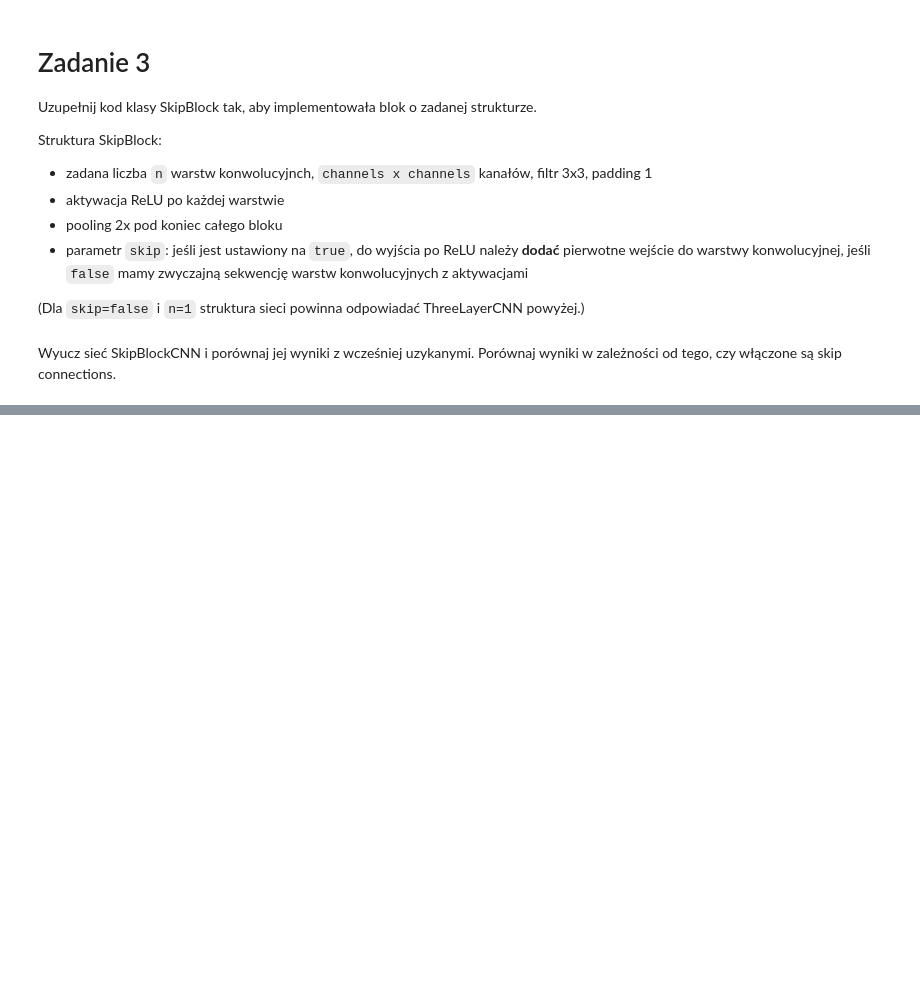
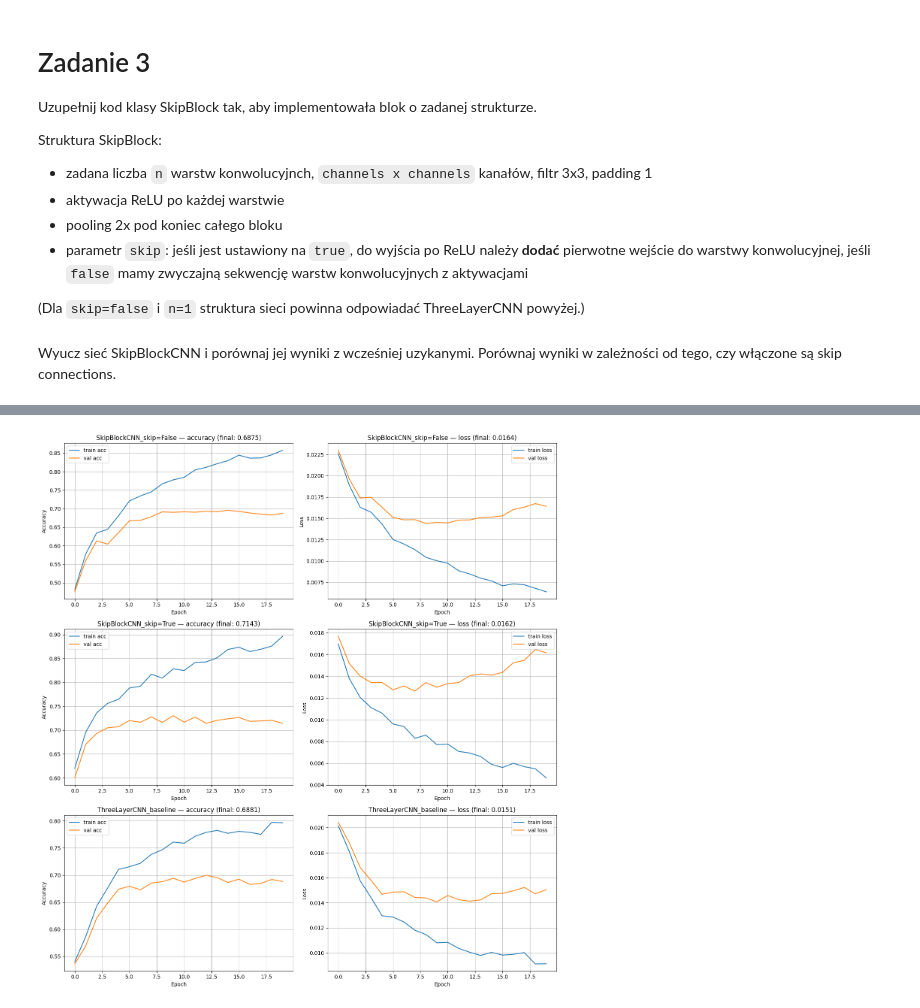
Before and after one commit to mikolaj-olesinski/Deep-Neural-Networks-PWR, a Jupyter notebook: lab6/lab6.ipynb, the cells around one changed output, grey strips where cells are left out. Drawn from its saved outputs; the diff is of its cells as text; code cells hidden in the pictures; blank space fills up the shorter version.

```diff
--- a/lab6/lab6.ipynb
+++ b/lab6/lab6.ipynb
@@ -489,0 +530,81 @@ for name, acc in sorted(results_skip.items(), key=lambda x: x[1], reverse=True):
+# %%
+results_skip = {}
+histories_skip = {}
+
+for skip in [False, True]:
+    name = f"SkipBlockCNN_skip={skip}"
+    print(f"\n{'='*50}\nEksperyment: {name}\n{'='*50}")
+    torch.manual_seed(SEED)
+
+    train_ds = torchvision.datasets.CIFAR10("cifar_root", transform=to_tensor, download=True)
+    train_dl = DataLoader(train_ds, batch_size=64, shuffle=True, pin_memory=True)
+
+    model = SkipBlockCNN(channels=32, labels=10, n=3, skip=skip)
+    optimiser = optim.Adam(model.parameters())
+    loss_fn = nn.CrossEntropyLoss()
+
+    train_accs, val_accs, train_losses, val_losses = [], [], [], []
+
+    for epoch in tqdm(range(EPOCHS), desc=name, leave=False):
+        model.train()
+        for X_batch, y_batch in train_dl:
+            y_pred = model(X_batch)
+            loss = loss_fn(y_pred, y_batch)
+            loss.backward()
+            optimiser.step()
+            optimiser.zero_grad()
+
+        model.eval()
+        with torch.no_grad():
+            train_loss, train_acc = validate(model, loss_fn, train_dl)
+            val_loss, val_acc     = validate(model, loss_fn, test_dl)
+        train_accs.append(train_acc.item())
+        val_accs.append(val_acc.item())
+        train_losses.append(train_loss.item())
+        val_losses.append(val_loss.item())
+
+    histories_skip[name] = (train_accs, val_accs, train_losses, val_losses)
+    results_skip[name] = {"acc": val_accs[-1], "loss": val_losses[-1]}
+
+results_skip["ThreeLayerCNN_baseline"] = results["baseline"]
+histories_skip["ThreeLayerCNN_baseline"] = histories["baseline"]
+
+
+fig, axes = plt.subplots(3, 2, figsize=(14, 15))
+
+for i, name in enumerate(["SkipBlockCNN_skip=False", "SkipBlockCNN_skip=True", "ThreeLayerCNN_baseline"]):
+    train_accs_p, val_accs_p, train_losses_p, val_losses_p = histories_skip[name]
+
+    ax = axes[i][0]
+    ax.plot(train_accs_p, label="train acc")
+    ax.plot(val_accs_p,   label="val acc")
+    ax.set_title(f"{name} — accuracy (final: {val_accs_p[-1]:.4f})")
+    ax.set_xlabel("Epoch")
+    ax.set_ylabel("Accuracy")
+    ax.legend()
+    ax.grid(True)
+
+    ax = axes[i][1]
+    ax.plot(train_losses_p, label="train loss")
+    ax.plot(val_losses_p,   label="val loss")
+    ax.set_title(f"{name} — loss (final: {val_losses_p[-1]:.4f})")
+    ax.set_xlabel("Epoch")
+    ax.set_ylabel("Loss")
+    ax.legend()
+    ax.grid(True)
+
+plt.tight_layout()
+plt.show()
+
+
+print(f"\n{'='*50}\nPODSUMOWANIE:\n{'='*50}")
+baseline_acc  = results_skip["ThreeLayerCNN_baseline"]["acc"]
+baseline_loss = results_skip["ThreeLayerCNN_baseline"]["loss"]
+for name, r in sorted(results_skip.items(), key=lambda x: x[1]["acc"], reverse=True):
+    diff_acc  = r["acc"]  - baseline_acc
+    diff_loss = r["loss"] - baseline_loss
+    sign_acc  = "+" if diff_acc  >= 0 else ""
+    sign_loss = "+" if diff_loss >= 0 else ""
+    marker = "" if name == "ThreeLayerCNN_baseline" else f"  ({sign_acc}{diff_acc:.4f} acc, {sign_loss}{diff_loss:.4f} loss vs baseline)"
+    print(f"  {name:<35} acc = {r['acc']:.4f}  loss = {r['loss']:.4f}{marker}")
+# %% [output]
@@ -489,0 +617 @@ for name, acc in sorted(results_skip.items(), key=lambda x: x[1], reverse=True):
+[figure, added]
```
Also changed, not shown: parts of 6 cells of this notebook.
